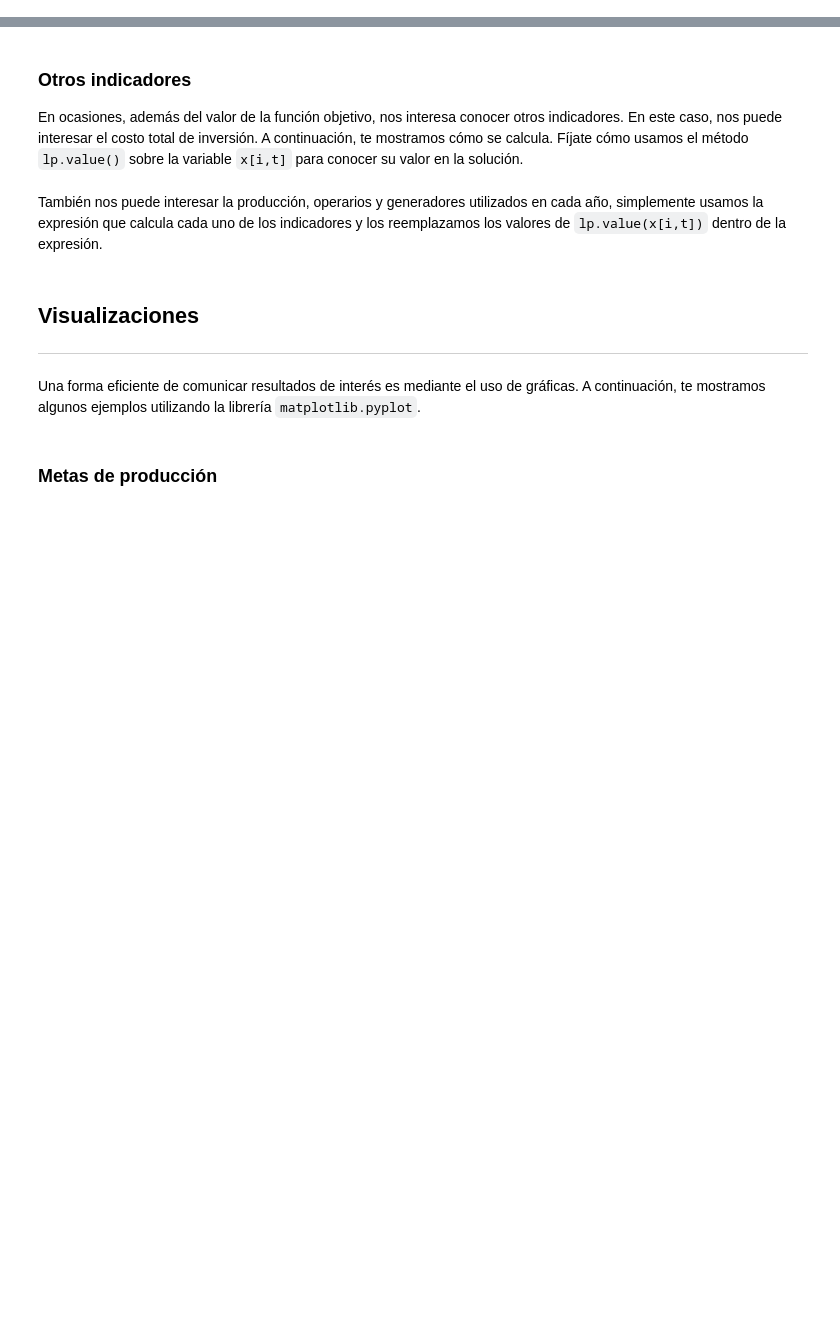
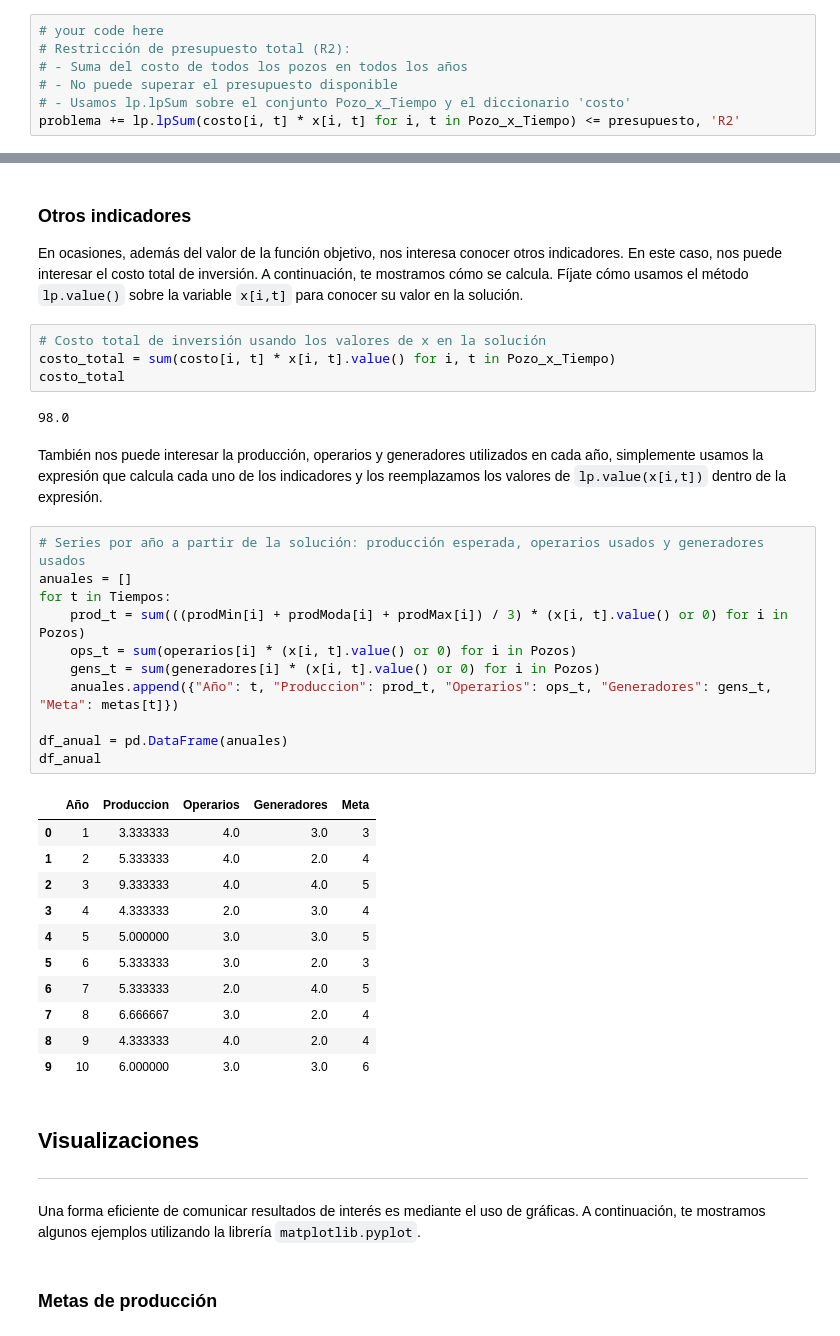
Before and after one commit to PhoenixDwarf/Talleres-modelado_computacional, a Jupyter notebook: Semana 2/Caso3.ipynb, the cells around one changed output, grey strips where cells are left out. Saved outputs shown, nothing was run; the diff lists cells and outputs as text; blank space fills up the shorter version.

```diff
--- a/Semana 2/Caso3.ipynb
+++ b/Semana 2/Caso3.ipynb
@@ -539,3 +538,10 @@ KeyError: ('pozo1', 'anio1')
+# %%
+# your code here
+# Restricción de presupuesto total (R2):
+# - Suma del costo de todos los pozos en todos los años
+# - No puede superar el presupuesto disponible
+# - Usamos lp.lpSum sobre el conjunto Pozo_x_Tiempo y el diccionario 'costo'
+problema += lp.lpSum(costo[i, t] * x[i, t] for i, t in Pozo_x_Tiempo) <= presupuesto, 'R2'
 # %%
 # Esta celda esta reservada para uso del equipo docente
 # %% [markdown]
@@ -633,8 +707,37 @@ También nos interesa conocer el valor de valor de las variables en la solución
 ### Otros indicadores
 
 En ocasiones, además del valor de la función objetivo, nos interesa conocer otros indicadores. En este caso, nos puede interesar el costo total de inversión. A continuación, te mostramos cómo se calcula. Fíjate cómo usamos el método `lp.value()` sobre la variable `x[i,t]` para conocer su valor en la solución.
+# %%
+# Costo total de inversión usando los valores de x en la solución
+costo_total = sum(costo[i, t] * x[i, t].value() for i, t in Pozo_x_Tiempo)
+costo_total
+# %% [output]
+98.0
 # %% [markdown]
 También nos puede interesar la producción, operarios y generadores utilizados en cada año, simplemente usamos la expresión que calcula cada uno de los indicadores y los reemplazamos los valores de `lp.value(x[i,t])` dentro de la expresión.
+# %%
+# Series por año a partir de la solución: producción esperada, operarios usados y generadores usados
+anuales = []
+for t in Tiempos:
+    prod_t = sum(((prodMin[i] + prodModa[i] + prodMax[i]) / 3) * (x[i, t].value() or 0) for i in Pozos)
+    ops_t = sum(operarios[i] * (x[i, t].value() or 0) for i in Pozos)
+    gens_t = sum(generadores[i] * (x[i, t].value() or 0) for i in Pozos)
+    anuales.append({"Año": t, "Produccion": prod_t, "Operarios": ops_t, "Generadores": gens_t, "Meta": metas[t]})
+
+df_anual = pd.DataFrame(anuales)
+df_anual
+# %% [output]
+|  | Año | Produccion | Operarios | Generadores | Meta |
+| 0 | 1 | 3.333333 | 4.0 | 3.0 | 3 |
+| 1 | 2 | 5.333333 | 4.0 | 2.0 | 4 |
+| 2 | 3 | 9.333333 | 4.0 | 4.0 | 5 |
+| 3 | 4 | 4.333333 | 2.0 | 3.0 | 4 |
+| 4 | 5 | 5.000000 | 3.0 | 3.0 | 5 |
+| 5 | 6 | 5.333333 | 3.0 | 2.0 | 3 |
+| 6 | 7 | 5.333333 | 2.0 | 4.0 | 5 |
+| 7 | 8 | 6.666667 | 3.0 | 2.0 | 4 |
+| 8 | 9 | 4.333333 | 4.0 | 2.0 | 4 |
+| 9 | 10 | 6.000000 | 3.0 | 3.0 | 6 |
 # %% [markdown]
 ## Visualizaciones
 ---
```
Also changed, not shown: parts of 21 cells of this notebook.
